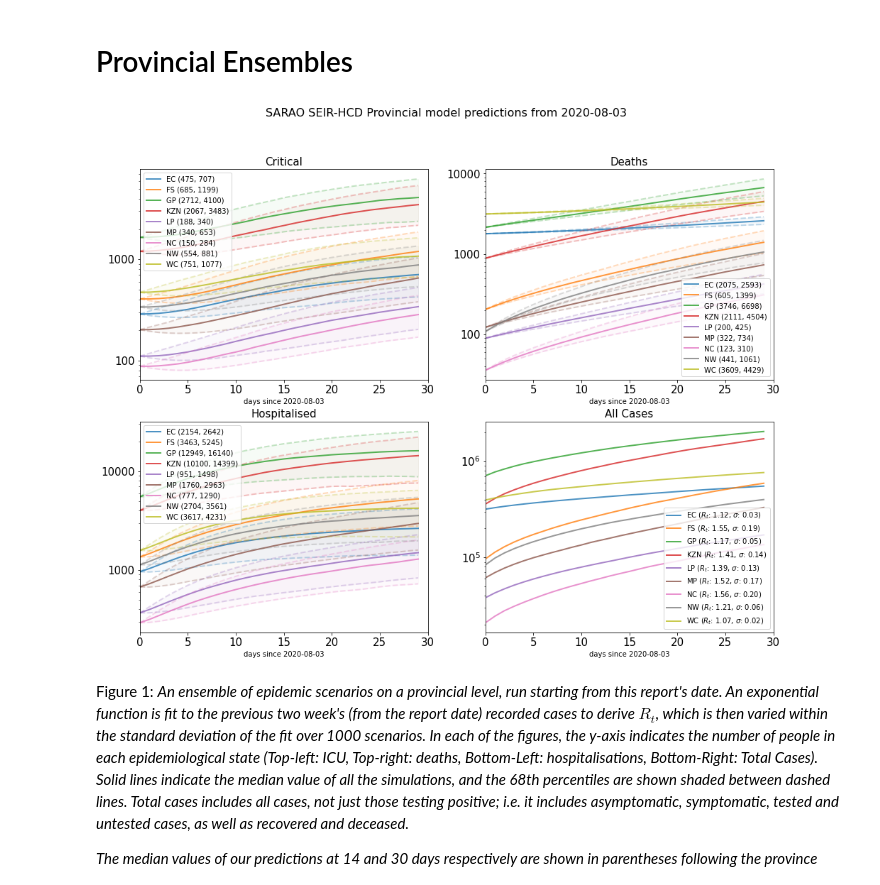
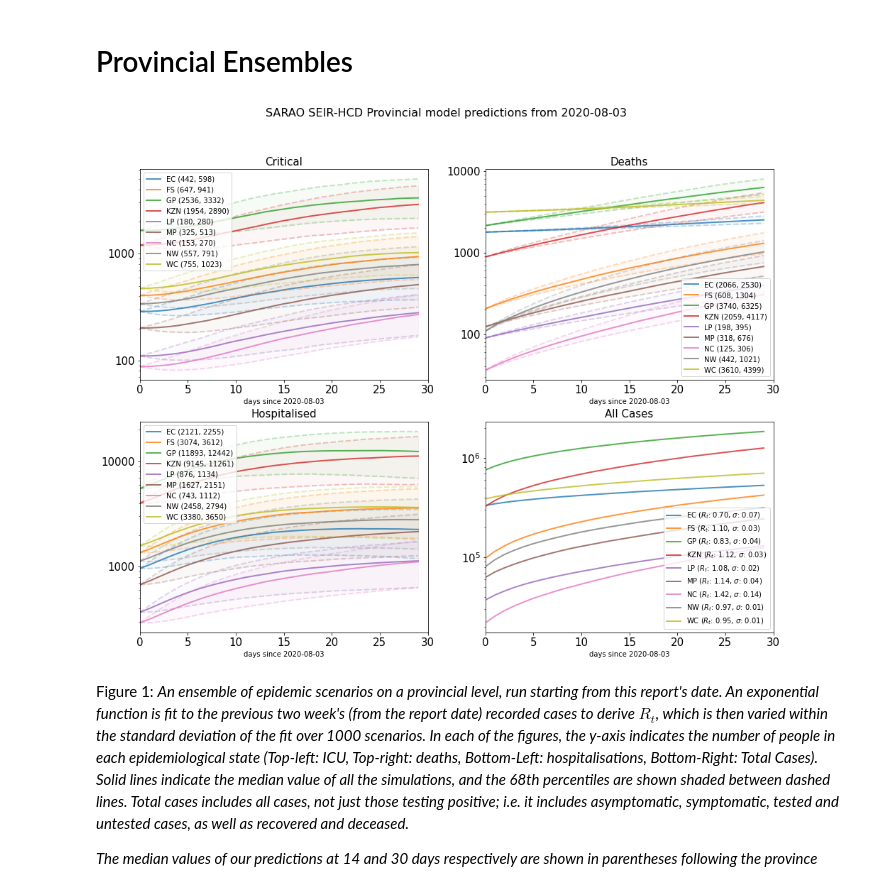
Before and after one commit to richarms/covid-provincial-report, a Jupyter notebook: Weekly_SA_Provincial_COVID_19_Report.ipynb, the cells around one changed output. Cells and saved outputs as stored; diff of their text form; code cells hidden in the pictures.

```diff
--- a/Weekly_SA_Provincial_COVID_19_Report.ipynb
+++ b/Weekly_SA_Provincial_COVID_19_Report.ipynb
@@ -558,7 +555,9 @@ for idx, SA_P in enumerate([SA_P_Con, SA_P_Dead, SA_P_Rec]):
   SA_P.drop(columns={'UNKNOWN'}, inplace=True)
 
 #Recent_prov_Rt = {i: get_Rt_lm(SA_P_Con.tail(14)[i]) for i in SA_P_Con.columns}
-Recent_prov_Rt = Update_Rt(SA_P_Con.tail(14))
+#Recent_prov_Rt = Update_Rt(SA_P_Con.tail(14) RPA changed 04 Aug 2020
+SA_P_Rec.rename(columns={'Recovered':'Total Confirmed'}, inplace=True) #doing this top enable subtraction of dataframes
+Recent_prov_Rt = Update_Rt(SA_P_Con.tail(14) - SA_P_Rec.tail(14))
 
 # Reported values on specified date - Sam added throughout this section to bring in selected province data
 
@@ -631,17 +635,17 @@ for p_idx, prov_long in enumerate(prov_long_l):
 # %%
 #print(len(scenarios), N, N_RUNS)
 #plot_ensemble(N, p_scenarios.pop(), np.maximum(0.01, 50/N_RUNS), title = "SARAO: SEIR-HCD model - Intervention Scenario Ensemble")
 #Recent_prov_Rt = {i: get_Rt_lm(SA_P_Con.tail(14)[i]) for i in SA_P_Con.columns}
 #Recent_prov_Rt_inv = {v: k for k, v in Recent_prov_Rt.items()}
 #Recent_prov_Rt_df = pd.DataFrame.from_dict(Recent_prov_Rt, orient='index', columns=['Median_Rt_estimate', 'error'])
 #Recent_prov_Rt_new = Update_Rt(SA_P_Con.tail(14))
 #Recent_prov_Rt, Recent_prov_Rt_df, Recent_prov_Rt_new
-
-Recent_prov_Rt = Update_Rt(SA_P_Con.tail(14))
+#SA_P_Rec.rename(columns={'Recovered':'Total Confirmed'}, inplace=True) #doing this top enable subtraction of dataframes
+Recent_prov_Rt = Update_Rt(SA_P_Con.tail(14) - SA_P_Rec.tail(14))
 
 plot_medians(p_scenarios, Recent_prov_Rt)
 # %% [output]
-[figure, old version]
+[figure, new version]
 # %% [markdown]
 Figure 1: _An ensemble of epidemic scenarios on a provincial level, run starting from this report's date. An exponential function is fit to the previous two week's (from the report date) recorded cases to derive $R_t$, which is then varied within the standard deviation of the fit over 1000 scenarios. In each of the figures, the y-axis indicates the number of people in each epidemiological state (Top-left: ICU, Top-right: deaths, Bottom-Left: hospitalisations, Bottom-Right: Total Cases). Solid lines indicate the median value of all the simulations, and the 68th percentiles are shown shaded between dashed lines. Total cases includes all cases, not just those testing positive; i.e. it includes asymptomatic, symptomatic, tested and untested cases, as well as recovered and deceased._
 
```
Also changed, not shown: parts of 11 cells of this notebook, 2 other files.
